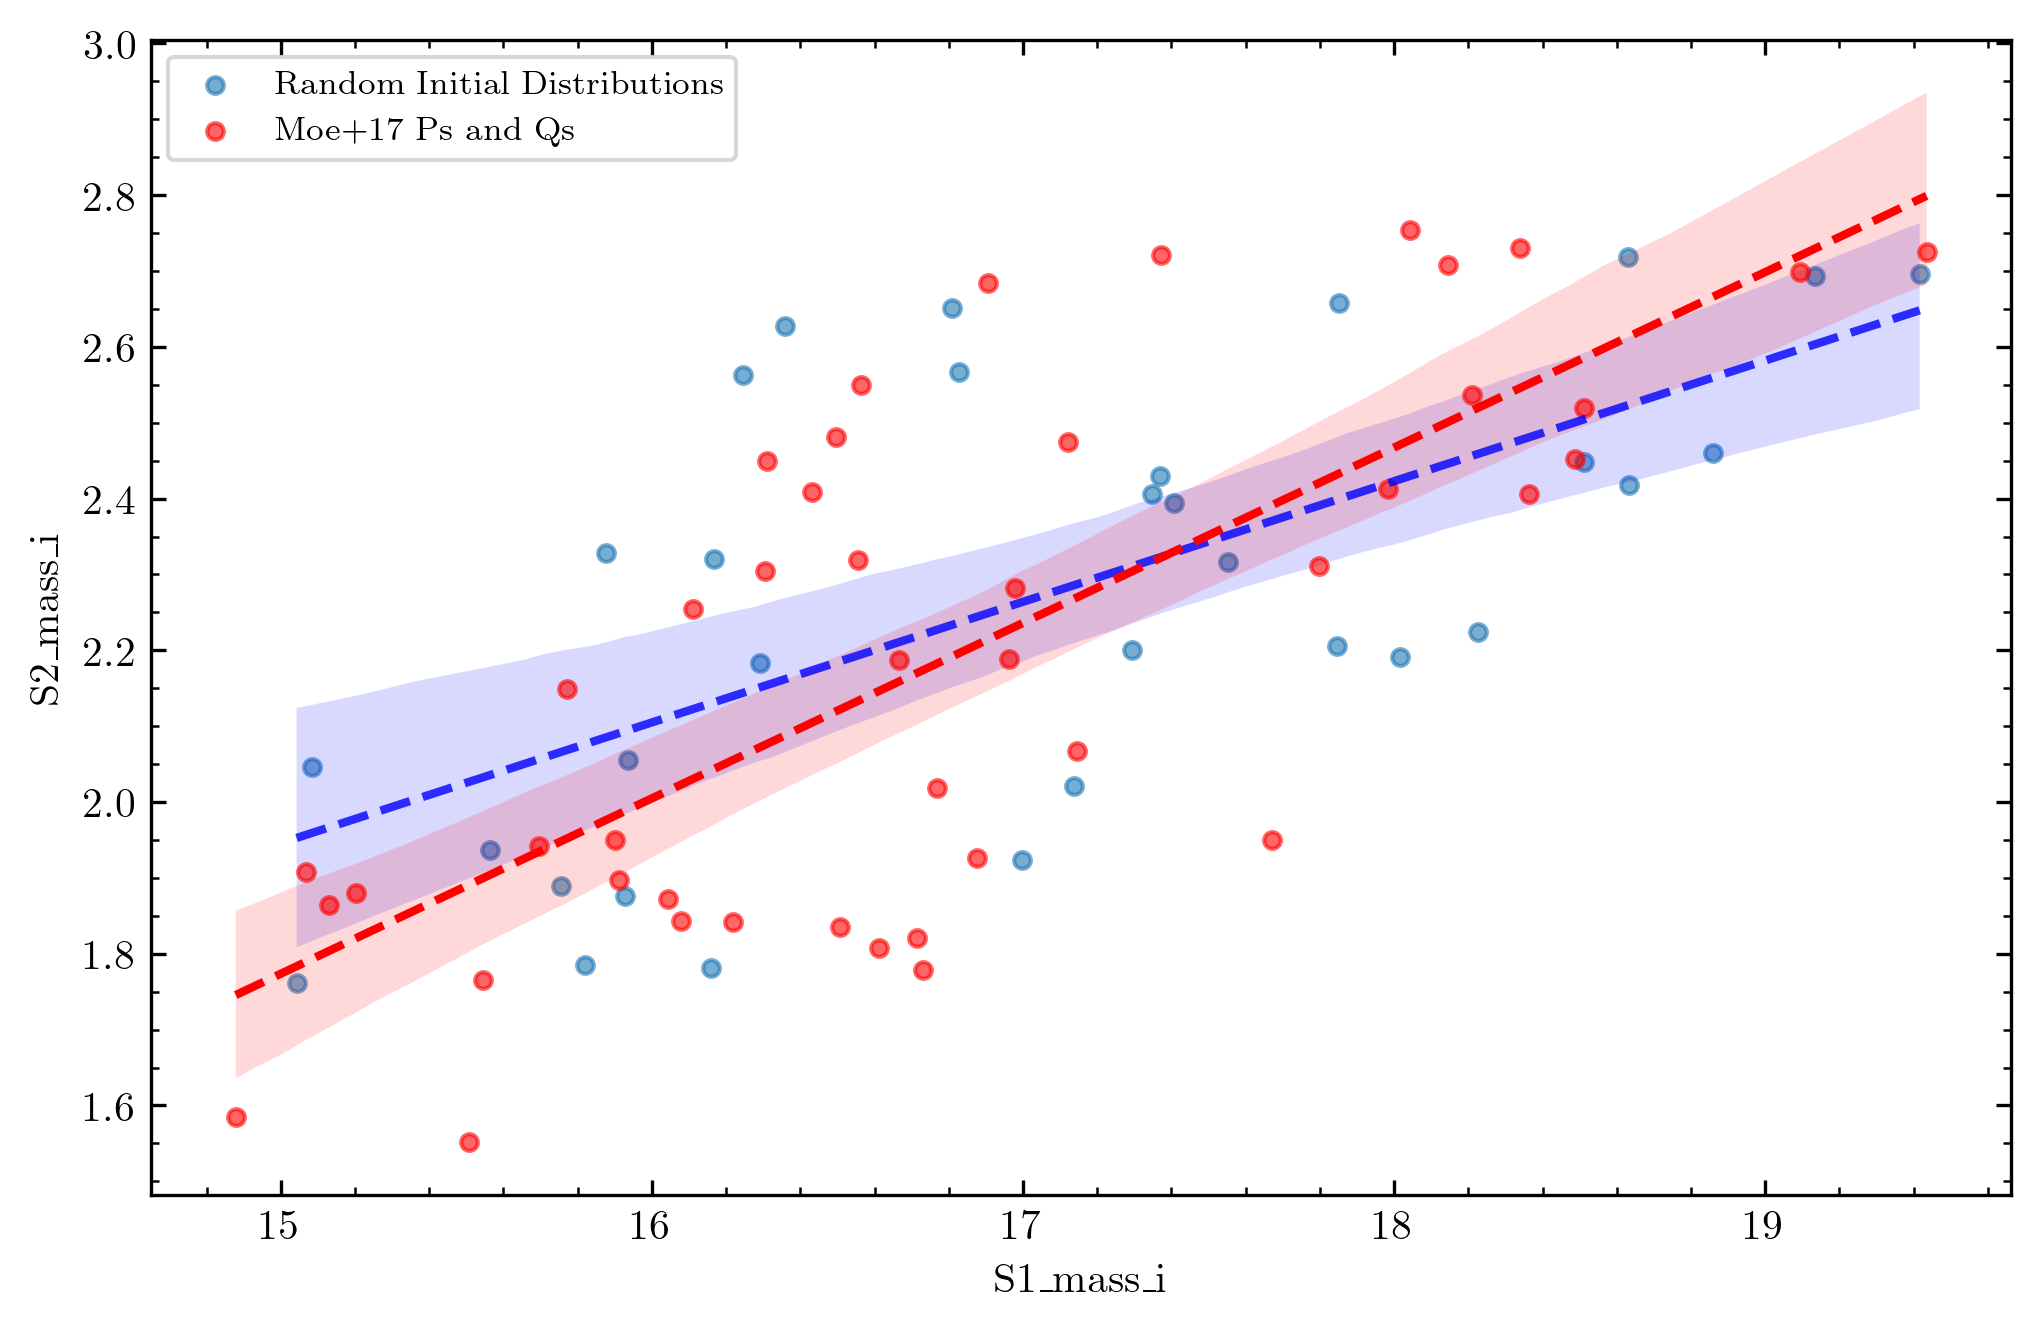
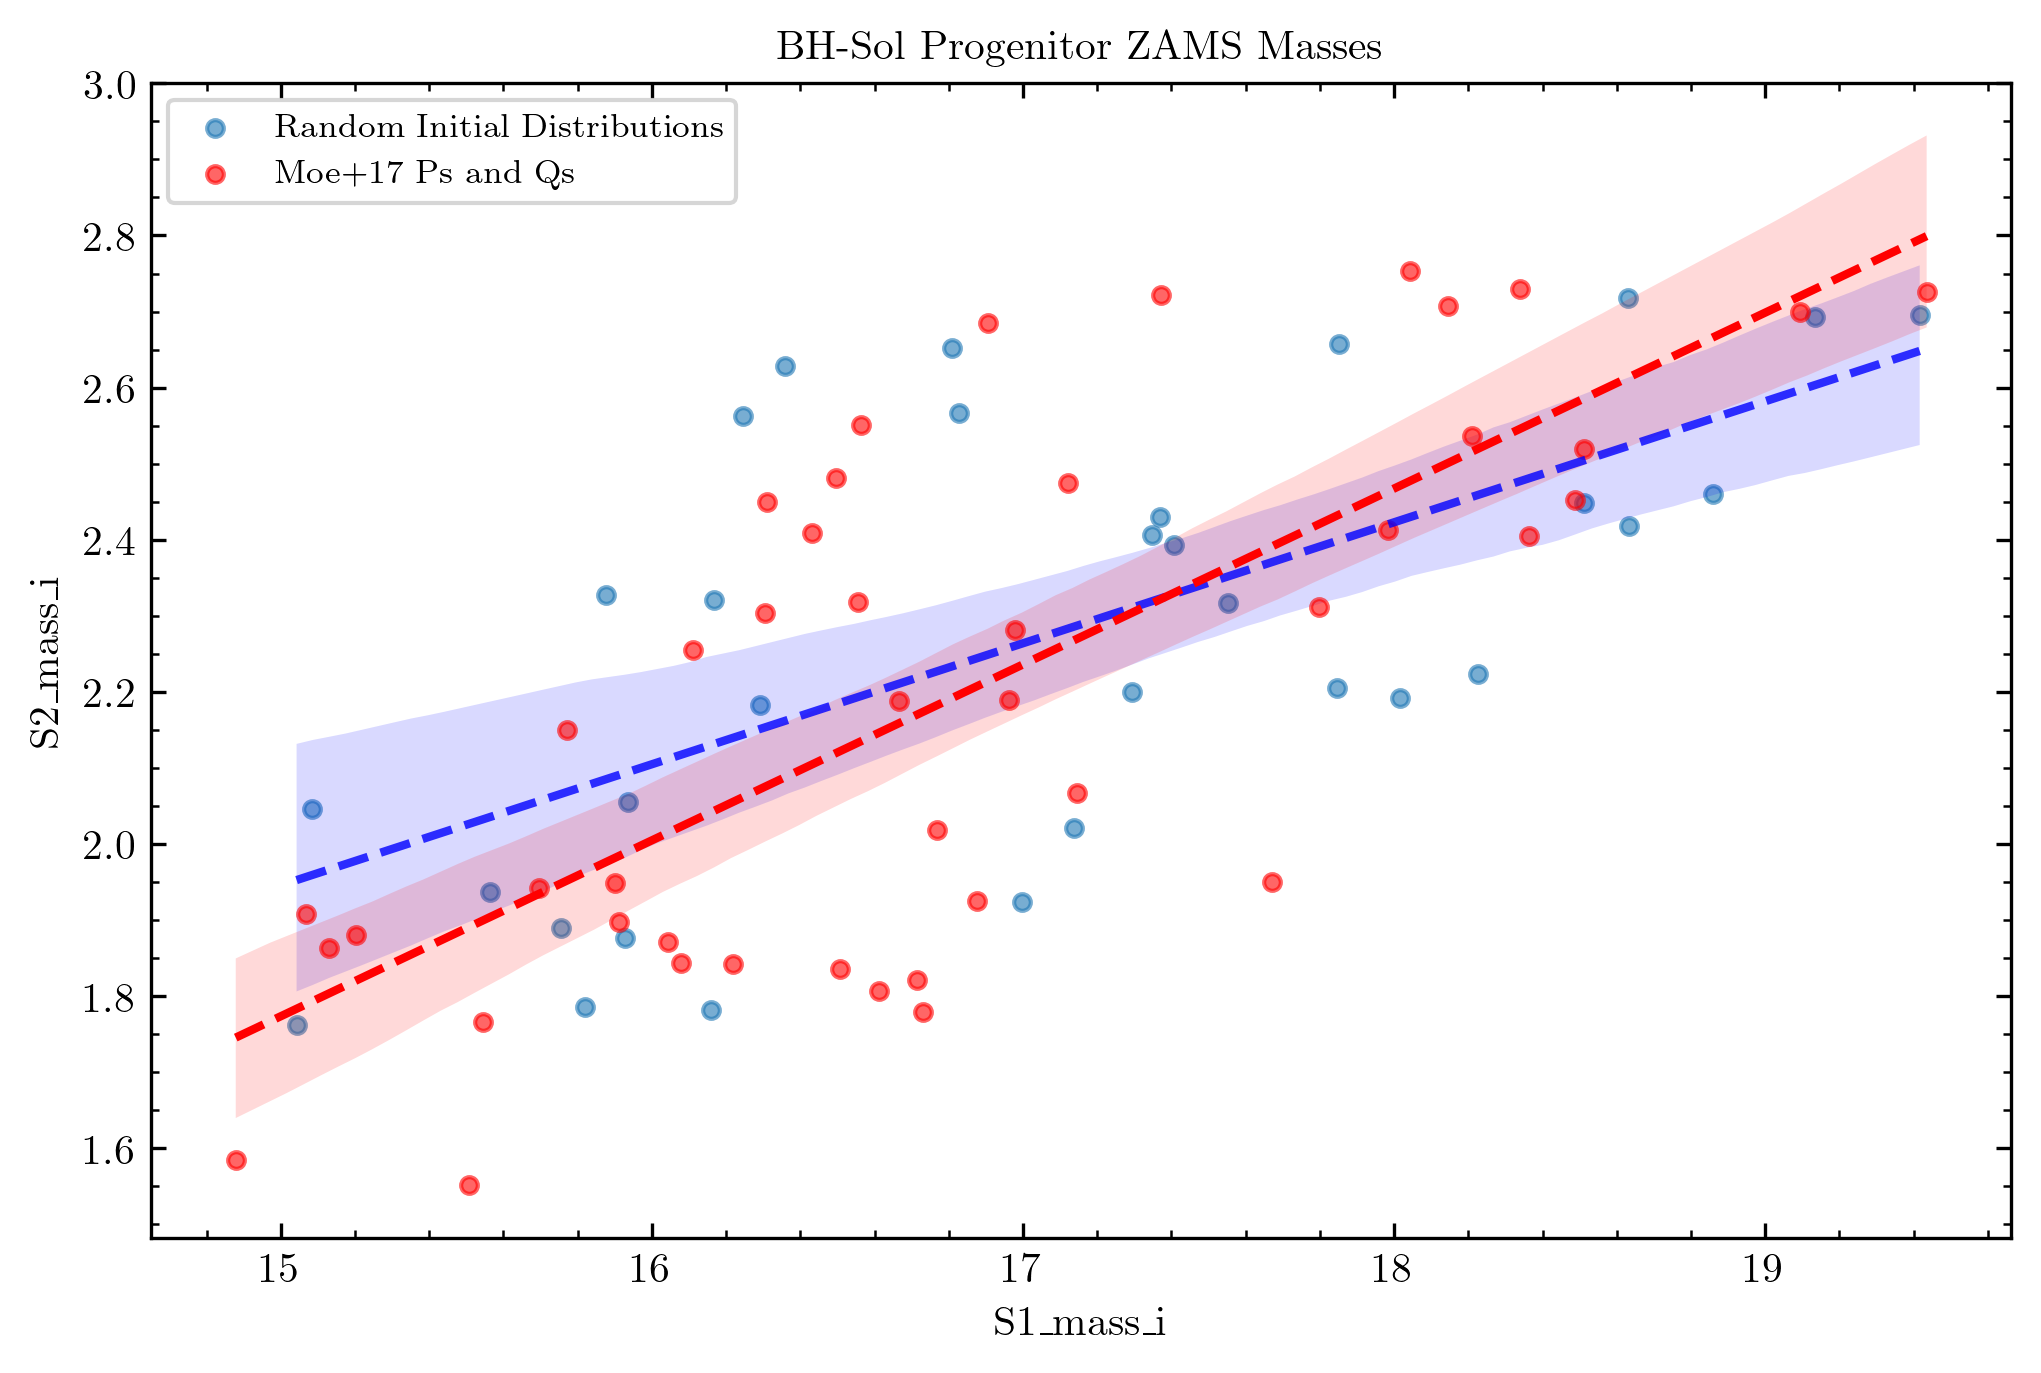
The notebook cell's code change between the first figure and the second:
--- before
+++ after
@@ -17,4 +17,6 @@
 
 plt.legend(frameon=True)
+plt.title('BH-Sol Progenitor ZAMS Masses')
+
 plt.savefig(graphSave / 'MoeDistro_Vs_Rand.pgf', bbox_inches='tight')
 

Commit: added titles